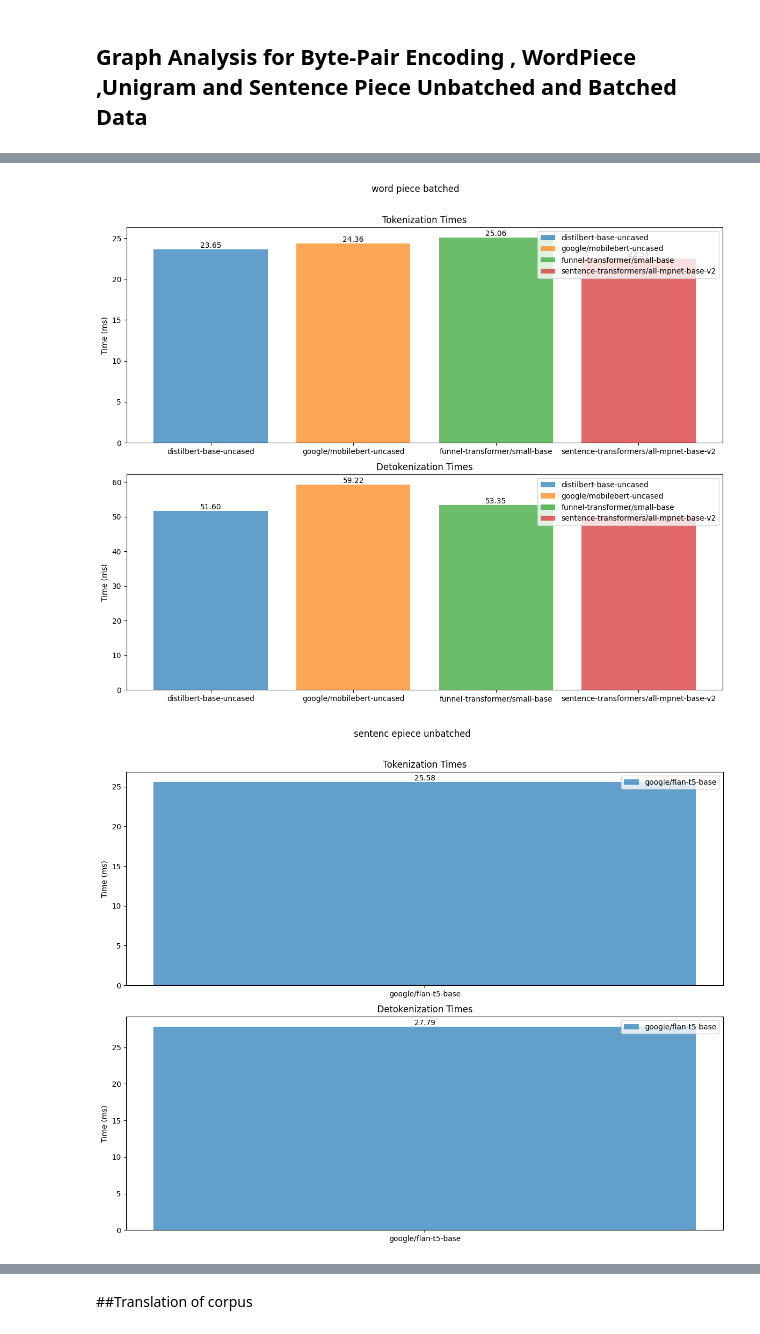
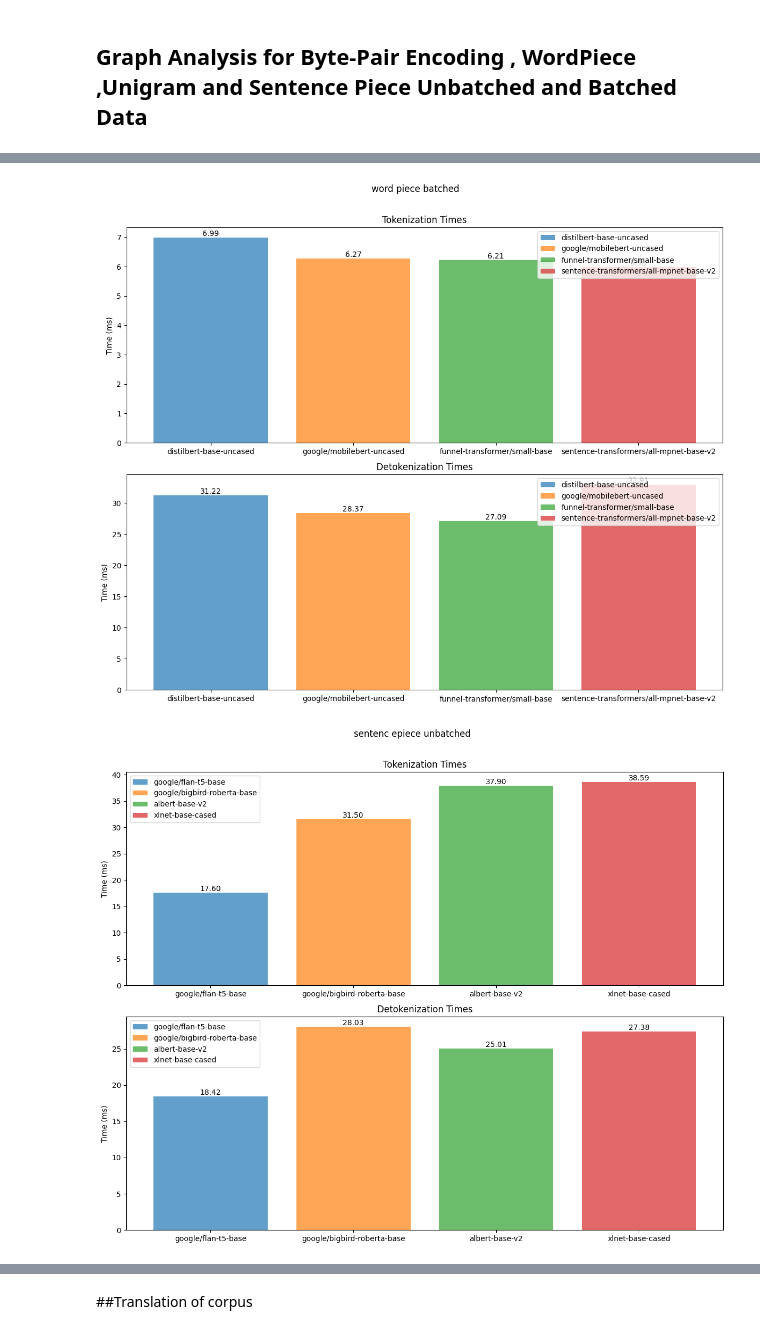
Before and after one commit to Yapping72/ICT3102-e-mc2-assignment-1, a Jupyter notebook: ICT3102_Assignment1.ipynb, the cells around one changed output, grey strips where cells are left out. Saved outputs shown, nothing was run; the diff lists cells and outputs as text; code cells hidden in the pictures.

Commit message:
updated naming conventions and removed unigram
updated naming conventions and removed unigram

```diff
--- a/ICT3102_Assignment1.ipynb
+++ b/ICT3102_Assignment1.ipynb
@@ -105,14 +105,14 @@ def analyse_encode_plus(tokenizers: list, corpus: list, num_runs: int) -> dict:
                     total_time_detokenization += detokenization_time
 
             # Calculate the average time for tokenization and detokenization
-            avg_tokenization_time = total_time_tokenization / (num_runs * len(corpus))
-            avg_detokenization_time = total_time_detokenization / (num_runs * len(corpus))
+            avg_tokenization_time = total_time_tokenization / num_runs
+            avg_detokenization_time = total_time_detokenization / num_runs
 
             # Extract tokenizer name or path for dictionary key
             tokenizer_name = tokenizer.name_or_path
             results[tokenizer_name] = {
-                "Average Tokenization": avg_tokenization_time,
-                "Average Detokenization": avg_detokenization_time
+                "Tokenization": avg_tokenization_time,
+                "Detokenization": avg_detokenization_time
             }
 
             print(f"{tokenizer_name}:")
@@ -242,7 +236,7 @@ Detokenization Time: 50.11463165283203 ms
 # %% [markdown]
 ## T5 Unbatched and Batch data analysis
 # %%
-sentence_piece = ["google/flan-t5-base"]
+sentence_piece = ["google/flan-t5-base","google/bigbird-roberta-base","albert-base-v2" , "xlnet-base-cased"]
 sentence_piece_timing_unbatched = analyse_encode_plus(sentence_piece, corpus,10)
 sentence_piece_timing_batched = analyse_batch(sentence_piece,corpus,10)
 # %% [output]
@@ -334,13 +304,10 @@ def plot_dict(data_dict, title=''):
     plt.subplots_adjust(top=0.9)
     plt.show()
     print("\n\n\n\n")
-
 plot_dict(byte_pair_timing_unbatched, "byte pair unbatched")
 plot_dict(byte_pair_timing_batched, "byte pair batched")
 plot_dict(word_piece_timing_unbatched, "word piece unbatched")
 plot_dict(word_piece_timing_batched, "word piece batched")
 plot_dict(sentence_piece_timing_unbatched, "sentenc epiece unbatched")
 plot_dict(sentence_piece_timing_batched, "sentence piece batched")
-plot_dict(unigram_timing_unbatched, "unigram unbatched")
-plot_dict(unigram_timing_batched, "unigram batched")
 # %% [output]
@@ -350,2 +317,2 @@ plot_dict(unigram_timing_batched, "unigram batched")
-[figure, old version]
+[figure, new version]
-[figure, old version]
+[figure, new version]
```
Also changed, not shown: parts of 11 cells of this notebook.
